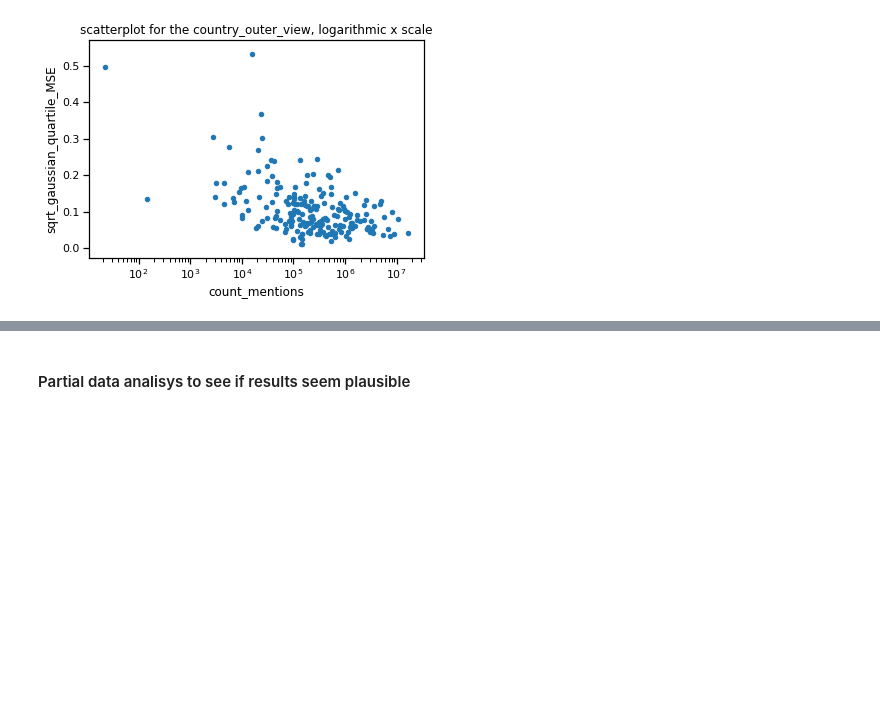
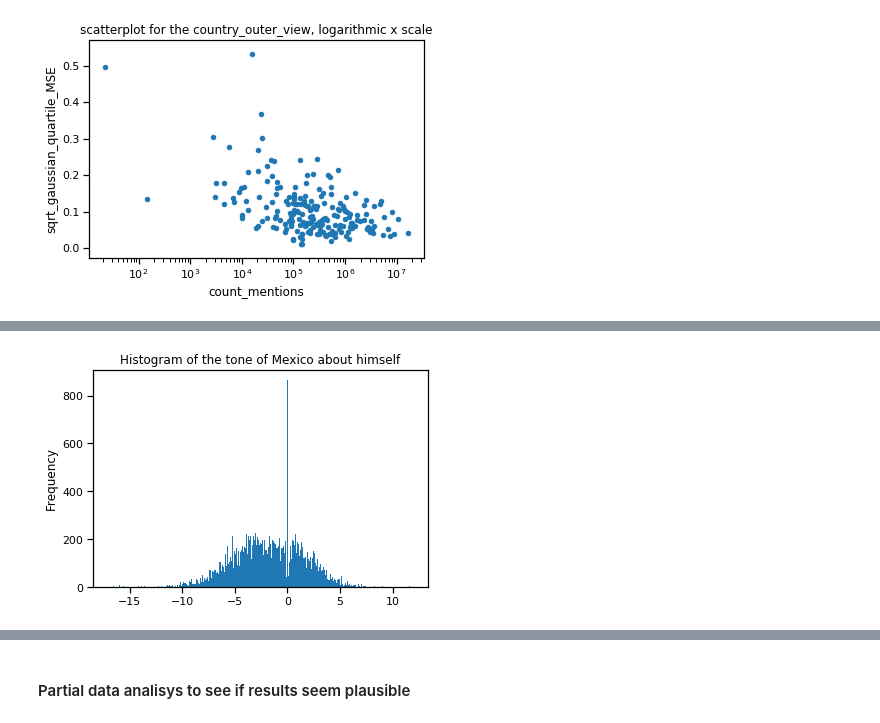
Before and after one commit to NatGr/projectAdA, a Jupyter notebook: Notebook.ipynb, the cells around one changed output, grey strips where cells are left out. Drawn from its saved outputs; the diff is of its cells as text; code cells hidden in the pictures; blank space fills up the shorter version.

```diff
--- a/Notebook.ipynb
+++ b/Notebook.ipynb
@@ -142,0 +158,5 @@ country_outer_view.plot(kind='scatter', x="count_mentions", y="sqrt_gaussian_qua
+# %%
+mexico_inner.tone.plot(kind='hist', bins=500,
+                            title="Histogram of the tone of Mexico about himself");
+# %% [output]
+[figure, added]
```
Also changed, not shown: parts of 5 cells of this notebook.
